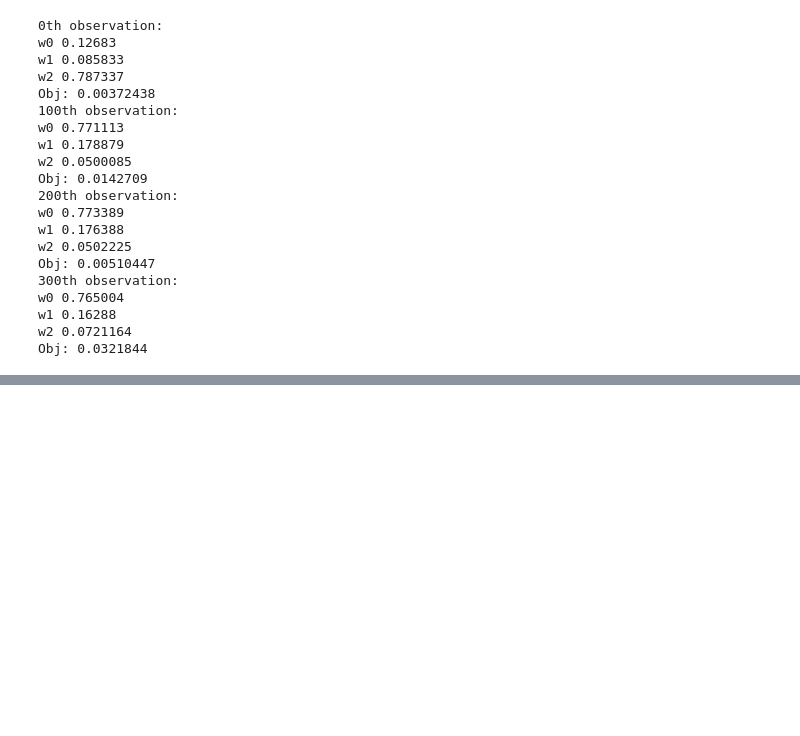
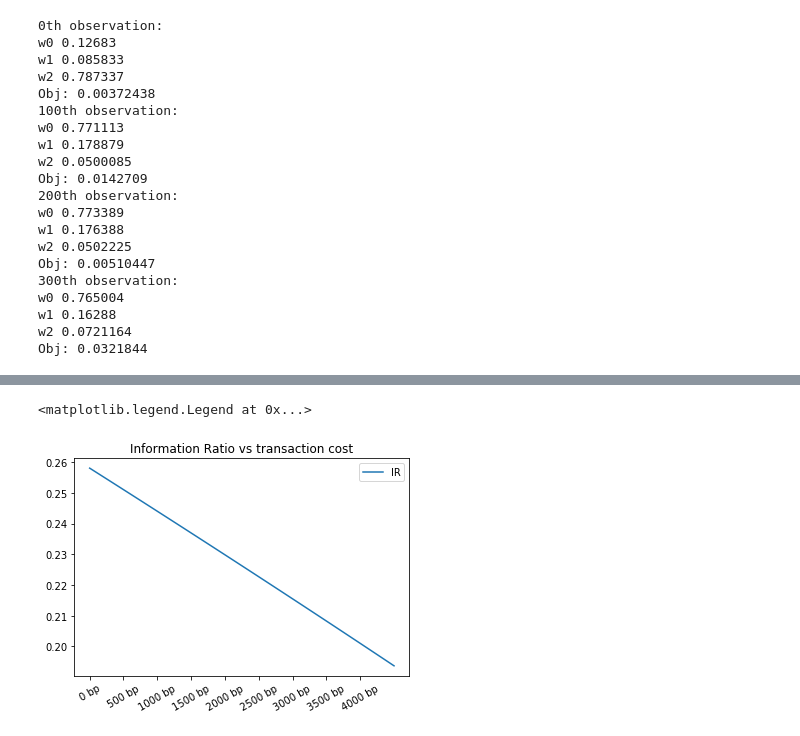
Before and after one commit to dk2791/Projects, a Jupyter notebook: Financial Engineering/Portfolio Management/prelim_v3.ipynb, the cells around one changed output, grey strips where cells are left out. Cells and saved outputs as stored; diff of their text form; code cells hidden in the pictures; blank space fills up the shorter version.

```diff
--- a/Financial Engineering/Portfolio Management/prelim_v3.ipynb
+++ b/Financial Engineering/Portfolio Management/prelim_v3.ipynb
@@ -1264,0 +1495,2 @@ Annualized geometric return of DAA portfolio is 9.04% and that of benchmark port
+# %%
+tc_perf_df['calmar_bench'] = tc_perf_df['annual_return_bench'].values/tc_perf_df['max_drawdown_bench'].values
@@ -1264,0 +1508,2 @@ Annualized geometric return of DAA portfolio is 9.04% and that of benchmark port
+# %%
+tc_perf_df['avg_excess_return'] = tc_perf_df['annual_return'] - tc_perf_df['annual_return_bench']
@@ -1264,0 +1521,4 @@ Annualized geometric return of DAA portfolio is 9.04% and that of benchmark port
+# %%
+string = f'(transaction_df["tc_{i*50}_bp"].values[200:] '
+string += f'- transaction_benchmark_df["tc_{i*50}_bp"].values[200:]).std(ddof=1)*np.sqrt(12)'
+tc_perf_df['tracking_error'] = [eval(string) for i in range(0,len(transaction_cost))]
@@ -1264,0 +1536,2 @@ Annualized geometric return of DAA portfolio is 9.04% and that of benchmark port
+# %%
+tc_perf_df['IR'] = tc_perf_df['avg_excess_return'].values/tc_perf_df['tracking_error'].values
@@ -1264,0 +1547,8 @@ Annualized geometric return of DAA portfolio is 9.04% and that of benchmark port
+# %%
+plt.plot('transaction_cost','IR',data=tc_perf_df)
+plt.title('Information Ratio vs transaction cost')
+plt.xticks(np.arange(0,90,10),rotation=30)
+plt.legend()
+# %% [output]
+<matplotlib.legend.Legend at 0x...>
+[figure, added]
```
Also changed, not shown: parts of 55 cells of this notebook.
